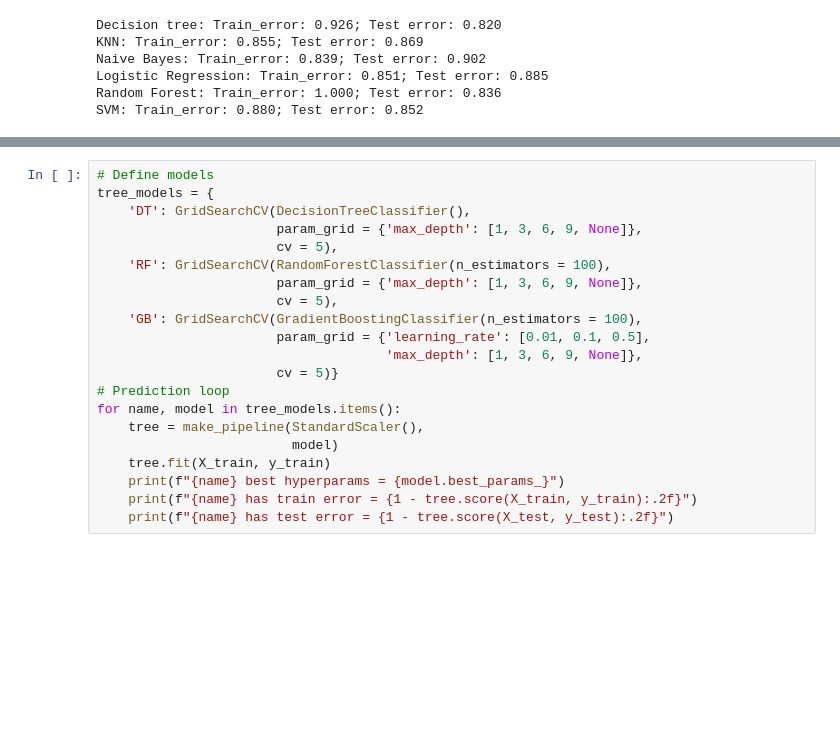
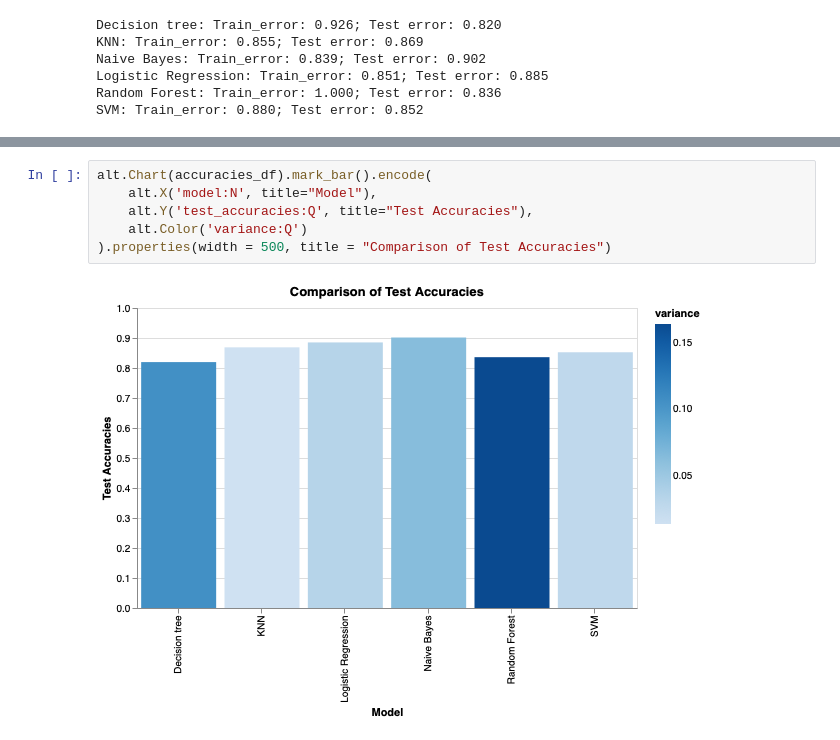
Before and after one commit to camadi/Heart-Disease-Prediction, a Jupyter notebook: Heart-Disease-Analysis.ipynb, the cells around one changed output, grey strips where cells are left out. Cells and saved outputs as stored; diff of their text form; blank space fills up the shorter version.

```diff
--- a/Heart-Disease-Analysis.ipynb
+++ b/Heart-Disease-Analysis.ipynb
@@ -316,21 +380,8 @@ accuracies_df
-# %%
-# Define models
-tree_models = {
-    'DT': GridSearchCV(DecisionTreeClassifier(),
-                       param_grid = {'max_depth': [1, 3, 6, 9, None]},
-                       cv = 5),
-    'RF': GridSearchCV(RandomForestClassifier(n_estimators = 100),
-                       param_grid = {'max_depth': [1, 3, 6, 9, None]},
-                       cv = 5),
-    'GB': GridSearchCV(GradientBoostingClassifier(n_estimators = 100),
-                       param_grid = {'learning_rate': [0.01, 0.1, 0.5],
-                                     'max_depth': [1, 3, 6, 9, None]},
-                       cv = 5)}
-# Prediction loop
-for name, model in tree_models.items():
-    tree = make_pipeline(StandardScaler(),
-                         model)
-    tree.fit(X_train, y_train)
-    print(f"{name} best hyperparams = {model.best_params_}")
-    print(f"{name} has train error = {1 - tree.score(X_train, y_train):.2f}")
-    print(f"{name} has test error = {1 - tree.score(X_test, y_test):.2f}")
+# %%
+alt.Chart(accuracies_df).mark_bar().encode(
+    alt.X('model:N', title="Model"),
+    alt.Y('test_accuracies:Q', title="Test Accuracies"),
+    alt.Color('variance:Q')
+).properties(width = 500, title = "Comparison of Test Accuracies")
+# %% [output]
+[figure, added]
```
Also changed, not shown: parts of 11 cells of this notebook.
